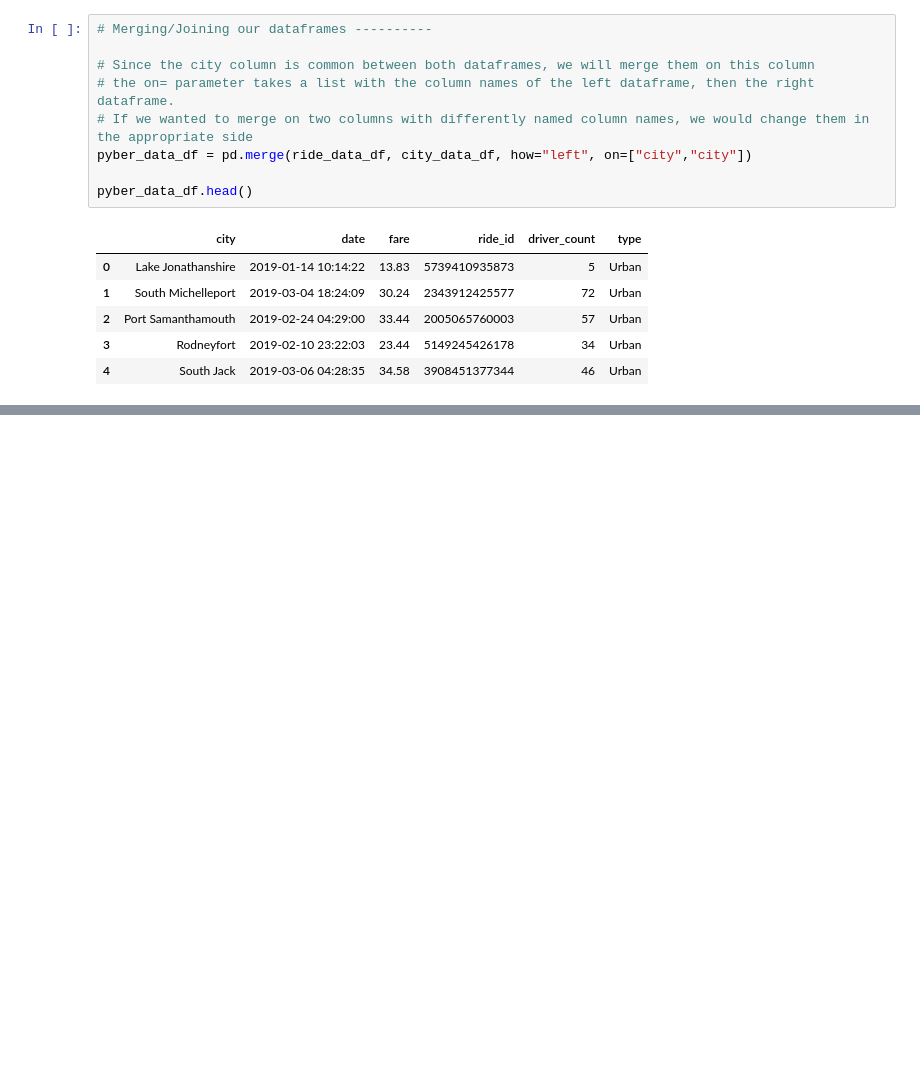
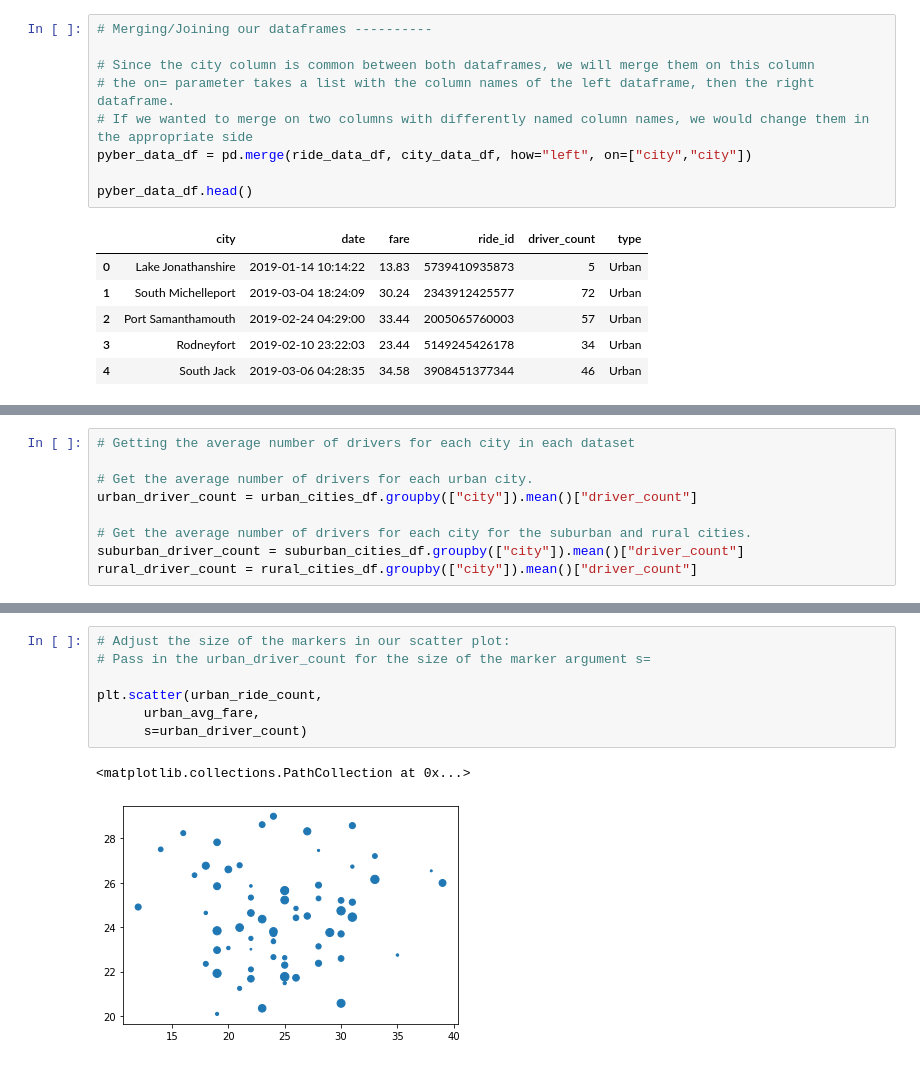
Before and after one commit to svmanohar/PyBer_Analysis, a Jupyter notebook: PyBer.ipynb, the cells around one changed output, grey strips where cells are left out. Drawn from its saved outputs; the diff is of its cells as text; blank space fills up the shorter version.

```diff
--- a/PyBer.ipynb
+++ b/PyBer.ipynb
@@ -145,0 +206,9 @@ pyber_data_df.head()
+# %%
+# Getting the average number of drivers for each city in each dataset
+
+# Get the average number of drivers for each urban city.
+urban_driver_count = urban_cities_df.groupby(["city"]).mean()["driver_count"]
+
+# Get the average number of drivers for each city for the suburban and rural cities.
+suburban_driver_count = suburban_cities_df.groupby(["city"]).mean()["driver_count"]
+rural_driver_count = rural_cities_df.groupby(["city"]).mean()["driver_count"]
@@ -145,0 +227,10 @@ pyber_data_df.head()
+# %%
+# Adjust the size of the markers in our scatter plot:
+# Pass in the urban_driver_count for the size of the marker argument s=
+
+plt.scatter(urban_ride_count,
+      urban_avg_fare,
+      s=urban_driver_count)
+# %% [output]
+<matplotlib.collections.PathCollection at 0x...>
+[figure, added]
```
Also changed, not shown: parts of 10 cells of this notebook, 1 other file.
